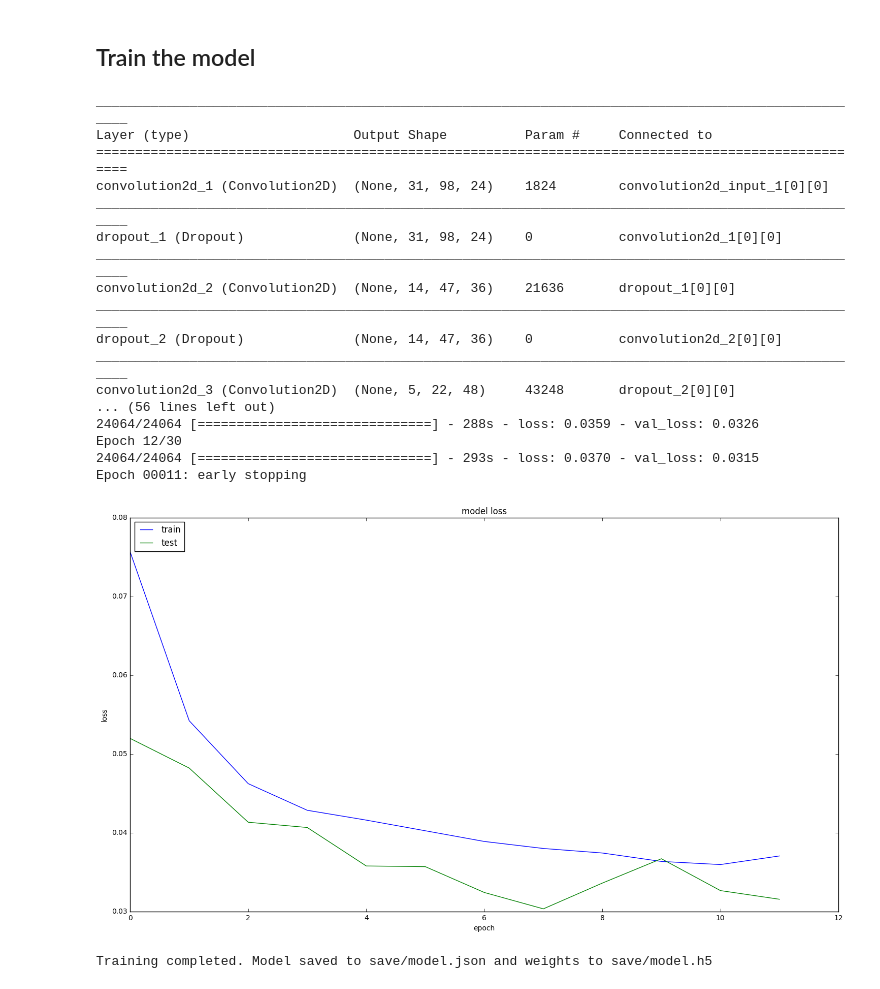
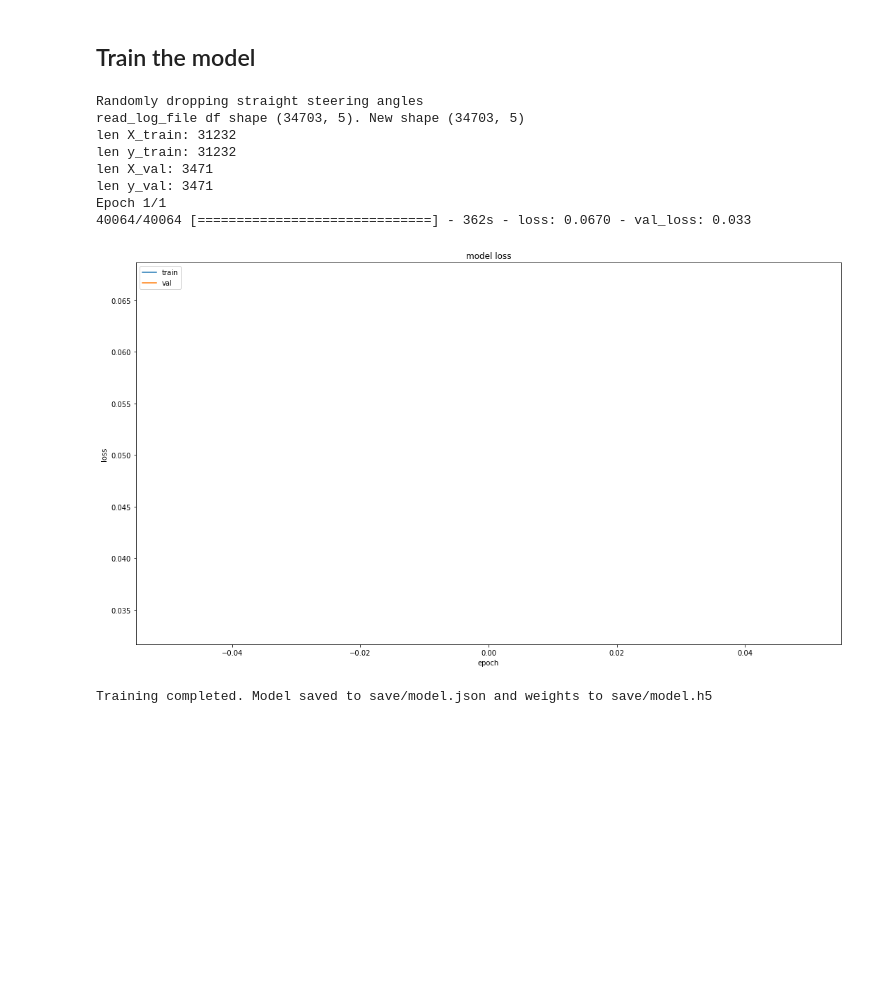
Before and after one commit to js1972/self-driving-car, a Jupyter notebook: self-driving-car.ipynb, the cells around one changed output. Saved outputs shown, nothing was run; the diff lists cells and outputs as text; code cells hidden in the pictures; blank space fills up the shorter version.

```diff
--- a/self-driving-car.ipynb
+++ b/self-driving-car.ipynb
@@ -96,7 +108,7 @@ def read_log_file(high_speed_only=False, left_right_only=False, random_drop_stra
 
     print("read_log_file df shape {}. New shape {}".format(df.shape, new_df.shape))
 
-    steering_offset = 0.3
+    steering_offset = 0.25
     X, y = [], []
 
     for center_img, left_img, right_img, steering_angle, speed in new_df.values:
@@ -200,8 +212,8 @@ def crop_and_resize(image, y1, y2, x1, x2, shape=(100, 100, 3)):
 def process_image(image_path, steering_angle, augment):
     image = load_img(image_path)
 
-    if augment and random.random() < 0.5:
-        image = random_darken(image)  # before numpy'd
+    #if augment and random.random() < 0.5:
+    #    image = random_darken(image)  # before numpy'd
 
     image = img_to_array(image)
 
@@ -214,6 +226,8 @@ def process_image(image_path, steering_angle, augment):
             image = flip_axis(image, 1)
             steering_angle = -steering_angle
 
+        image = augment_brightness(image)
+
     return image.astype(np.float32), steering_angle
 # %%
 def preprocess(image):
@@ -234,7 +248,7 @@ def generator(X, y, batch_size):
             sample_index = random.randint(0, len(X) - 1)
             steering_angle = y[sample_index]
 
-            image, steering_angle = process_image("data/" + X[sample_index], steering_angle, augment=True)
+            image, steering_angle = process_image(X[sample_index], steering_angle, augment=True)
 
             image = preprocess(image)
 
@@ -321,7 +335,7 @@ def model(load_model, shape):
         ])
 
         model.compile(optimizer="adam", loss="mse")
-        model.summary()
+        #model.summary()
 
     return model
 # %% [markdown]
@@ -346,52 +360,43 @@ print("len y_val:", len(y_val))
 
 
 history = net.fit_generator(
     generator(X_train, y_train, batch_size),
-    samples_per_epoch=128*188,
+    samples_per_epoch=128*313,
     nb_epoch=nb_epochs,
     callbacks=[early_stopping, save_weights],
     validation_data=generator(X_val, y_val, batch_size),
     nb_val_samples=len(X_val))
 
 # Summarise history for loss
 plt.figure()
 plt.plot(history.history["loss"])
 plt.plot(history.history["val_loss"])
 plt.title("model loss")
 plt.ylabel("loss")
 plt.xlabel("epoch")
 plt.legend(["train", "val"], loc="upper left")
 plt.show()
 
 ##
 # Save model - note that the best weights are already saved above with the save_weights callback
 ##
 
 json = net.to_json()
 #model.save_weights("save/model.h5")
 with open("save/model.json", "w") as f:
     f.write(json)
 
 print("\n\nTraining completed. Model saved to save/model.json and weights to save/model.h5")
 # %% [output]
-____________________________________________________________________________________________________
-Layer (type)                     Output Shape          Param #     Connected to
-====================================================================================================
-convolution2d_1 (Convolution2D)  (None, 31, 98, 24)    1824        convolution2d_input_1[0][0]
-____________________________________________________________________________________________________
-dropout_1 (Dropout)              (None, 31, 98, 24)    0           convolution2d_1[0][0]
-____________________________________________________________________________________________________
-convolution2d_2 (Convolution2D)  (None, 14, 47, 36)    21636       dropout_1[0][0]
-____________________________________________________________________________________________________
-dropout_2 (Dropout)              (None, 14, 47, 36)    0           convolution2d_2[0][0]
-____________________________________________________________________________________________________
-convolution2d_3 (Convolution2D)  (None, 5, 22, 48)     43248       dropout_2[0][0]
-... (56 lines left out)
-24064/24064 [==============================] - 288s - loss: 0.0359 - val_loss: 0.0326
-Epoch 12/30
-24064/24064 [==============================] - 293s - loss: 0.0370 - val_loss: 0.0315
-Epoch 00011: early stopping
+Randomly dropping straight steering angles
+read_log_file df shape (34703, 5). New shape (34703, 5)
+len X_train: 31232
+len y_train: 31232
+len X_val: 3471
+len y_val: 3471
+Epoch 1/1
+40064/40064 [==============================] - 362s - loss: 0.0670 - val_loss: 0.033
-[figure, old version]
+[figure, new version]
 Training completed. Model saved to save/model.json and weights to save/model.h5
 # %%
 # Current run:
```
Also changed, not shown: parts of 8 cells of this notebook, 4 other files.
